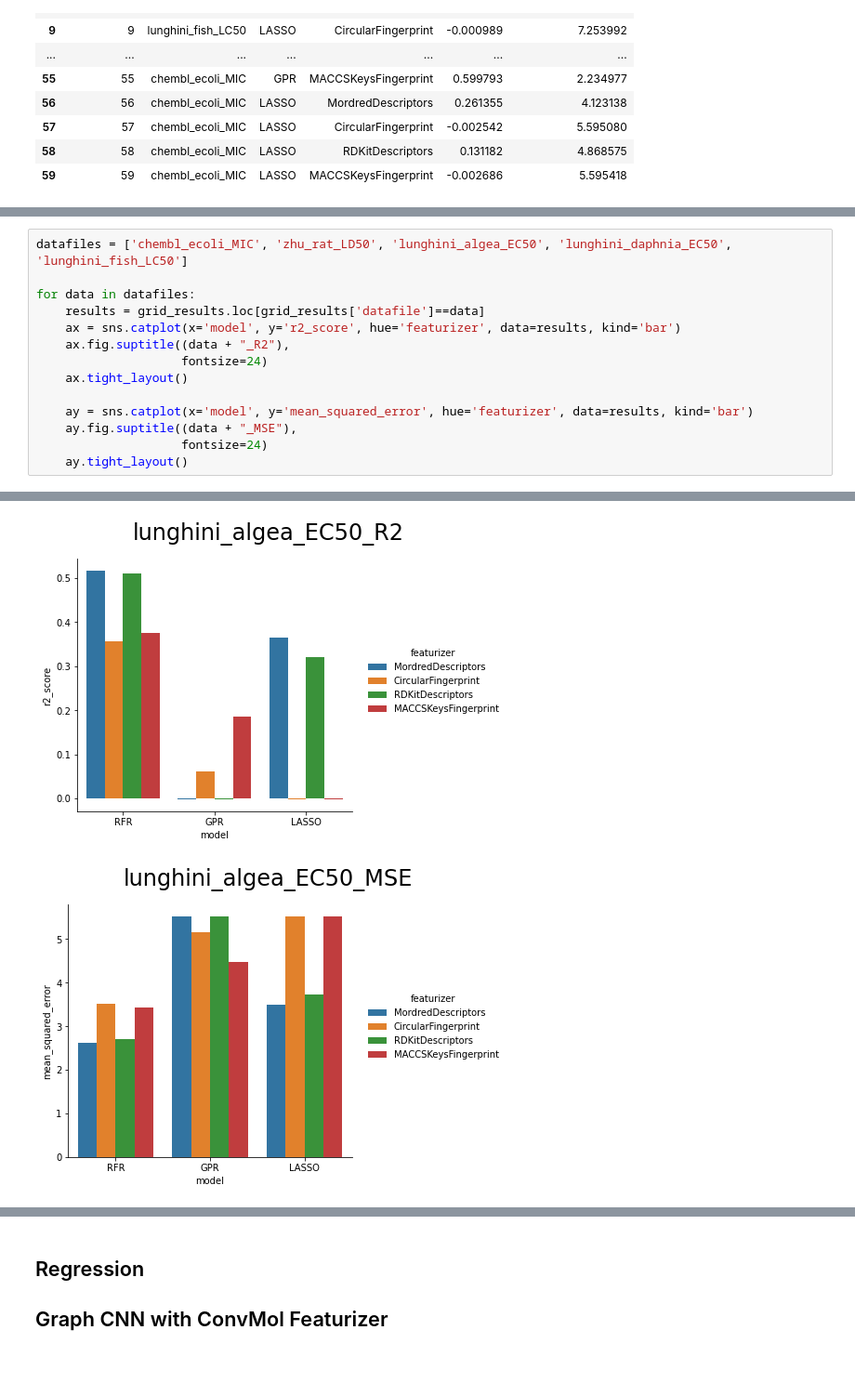
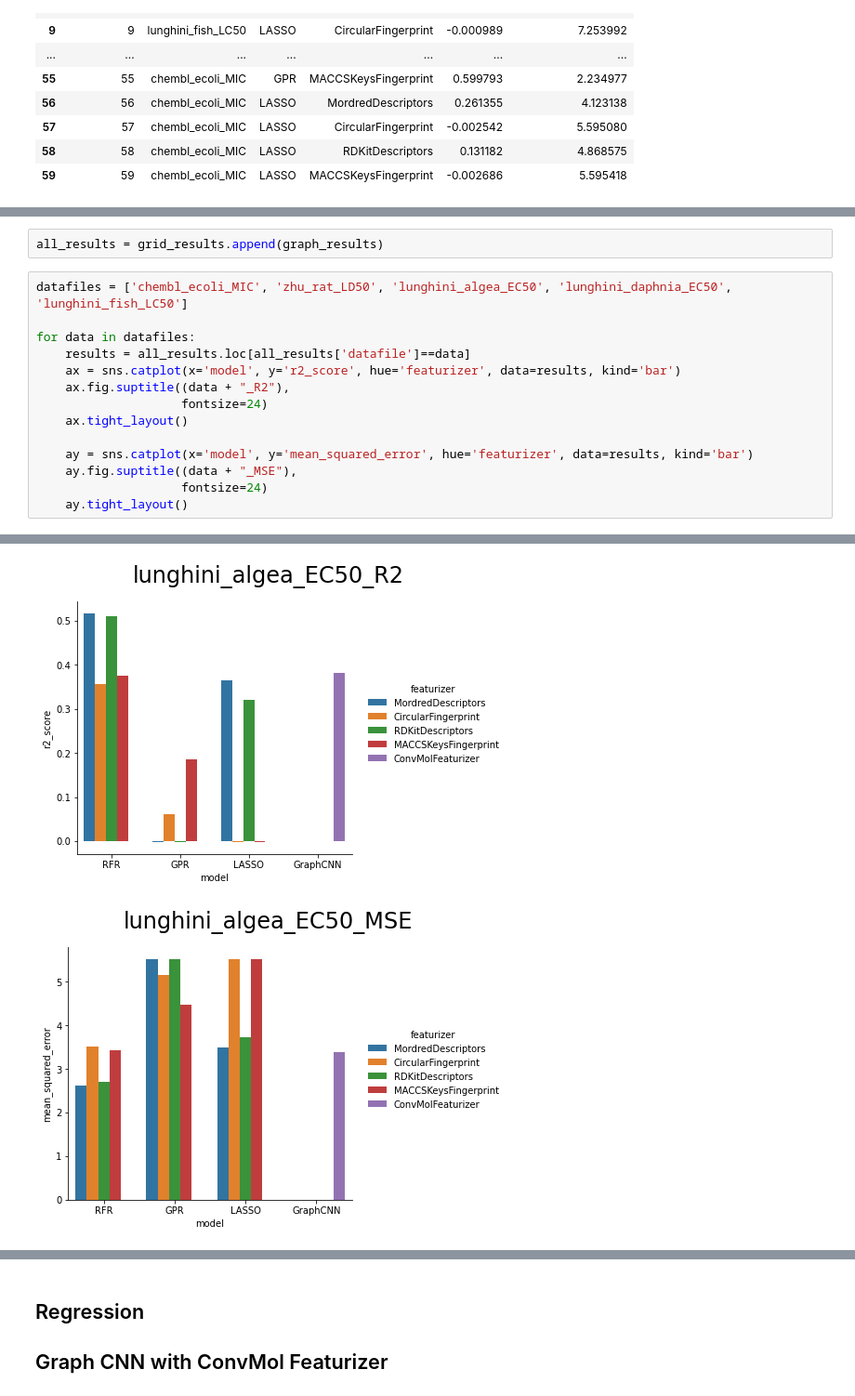
Before and after one commit to Zymergen-DIRECT-2021/cytoxnet, a Jupyter notebook: docs/model_screening/plot_results.ipynb, the cells around one changed output, grey strips where cells are left out. Shown at 93% size. Cells and saved outputs as stored; diff of their text form; blank space fills up the shorter version.

Commit message:
edited zhu and lunghini data reports to run. updated grid search visualizations

```diff
--- a/docs/model_screening/plot_results.ipynb
+++ b/docs/model_screening/plot_results.ipynb
@@ -31,8 +42,10 @@ grid_results
+# %%
+all_results = grid_results.append(graph_results)
 # %%
 datafiles = ['chembl_ecoli_MIC', 'zhu_rat_LD50', 'lunghini_algea_EC50', 'lunghini_daphnia_EC50', 'lunghini_fish_LC50']
 
 for data in datafiles:
-    results = grid_results.loc[grid_results['datafile']==data]
+    results = all_results.loc[all_results['datafile']==data]
     ax = sns.catplot(x='model', y='r2_score', hue='featurizer', data=results, kind='bar')
     ax.fig.suptitle((data + "_R2"),
                     fontsize=24)
@@ -50,2 +63,2 @@ for data in datafiles:
-[figure, old version]
+[figure, new version]
-[figure, old version]
+[figure, new version]
```
Also changed, not shown: parts of 13 cells of this notebook, 2 other files.
